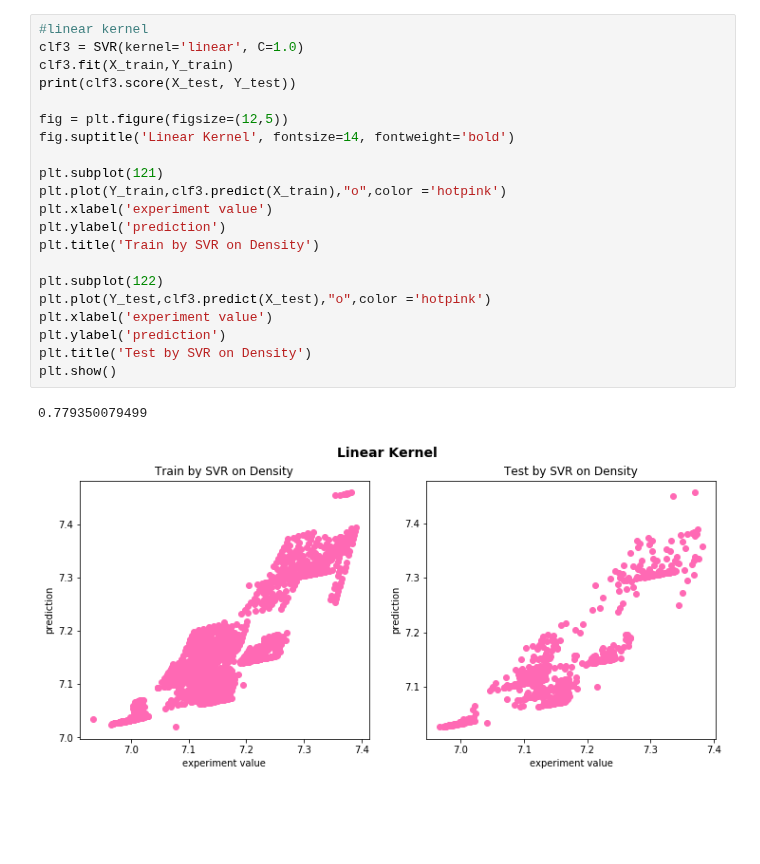
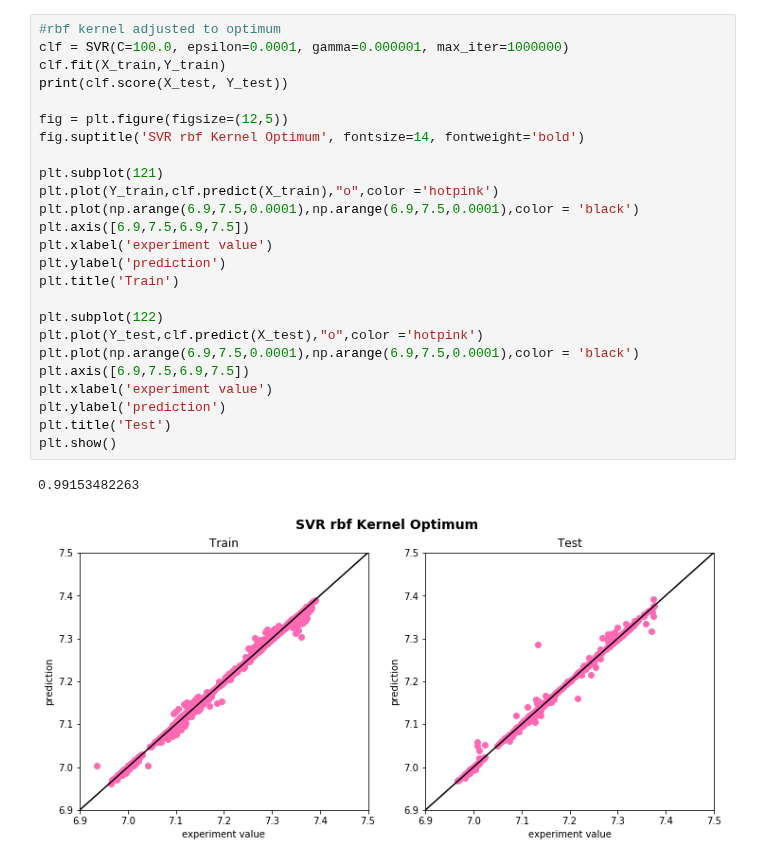
Before and after one commit to wesleybeckner/salty, a Jupyter notebook: scripts/SVR_training.ipynb, the cells around one changed output. Cells and saved outputs as stored; diff of their text form; blank space fills up the shorter version.

```diff
--- a/scripts/SVR_training.ipynb
+++ b/scripts/SVR_training.ipynb
@@ -96,26 +87,30 @@ print(Y_test.shape)
 (2927,)
 (732,)
 # %%
-#linear kernel
-clf3 = SVR(kernel='linear', C=1.0)
-clf3.fit(X_train,Y_train)
-print(clf3.score(X_test, Y_test))
+#rbf kernel adjusted to optimum
+clf = SVR(C=100.0, epsilon=0.0001, gamma=0.000001, max_iter=1000000)
+clf.fit(X_train,Y_train)
+print(clf.score(X_test, Y_test))
 
 fig = plt.figure(figsize=(12,5))
-fig.suptitle('Linear Kernel', fontsize=14, fontweight='bold')
+fig.suptitle('SVR rbf Kernel Optimum', fontsize=14, fontweight='bold')
 
 plt.subplot(121)
-plt.plot(Y_train,clf3.predict(X_train),"o",color ='hotpink')
+plt.plot(Y_train,clf.predict(X_train),"o",color ='hotpink')
+plt.plot(np.arange(6.9,7.5,0.0001),np.arange(6.9,7.5,0.0001),color = 'black')
+plt.axis([6.9,7.5,6.9,7.5])
 plt.xlabel('experiment value')
 plt.ylabel('prediction')
-plt.title('Train by SVR on Density')
+plt.title('Train')
 
 plt.subplot(122)
-plt.plot(Y_test,clf3.predict(X_test),"o",color ='hotpink')
+plt.plot(Y_test,clf.predict(X_test),"o",color ='hotpink')
+plt.plot(np.arange(6.9,7.5,0.0001),np.arange(6.9,7.5,0.0001),color = 'black')
+plt.axis([6.9,7.5,6.9,7.5])
 plt.xlabel('experiment value')
 plt.ylabel('prediction')
-plt.title('Test by SVR on Density')
+plt.title('Test')
 plt.show()
 # %% [output]
-0.779350079499
+0.99153482263
-[figure, old version]
+[figure, new version]
```
Also changed, not shown: parts of 14 cells of this notebook.
